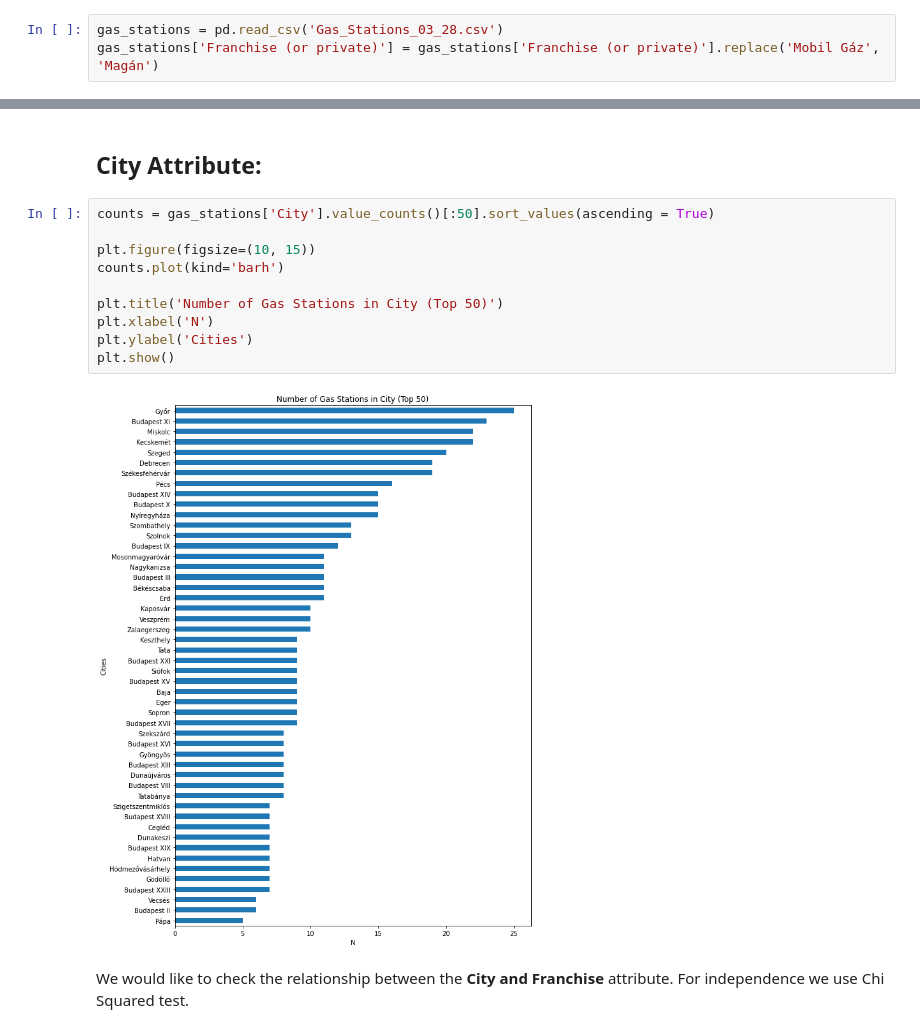
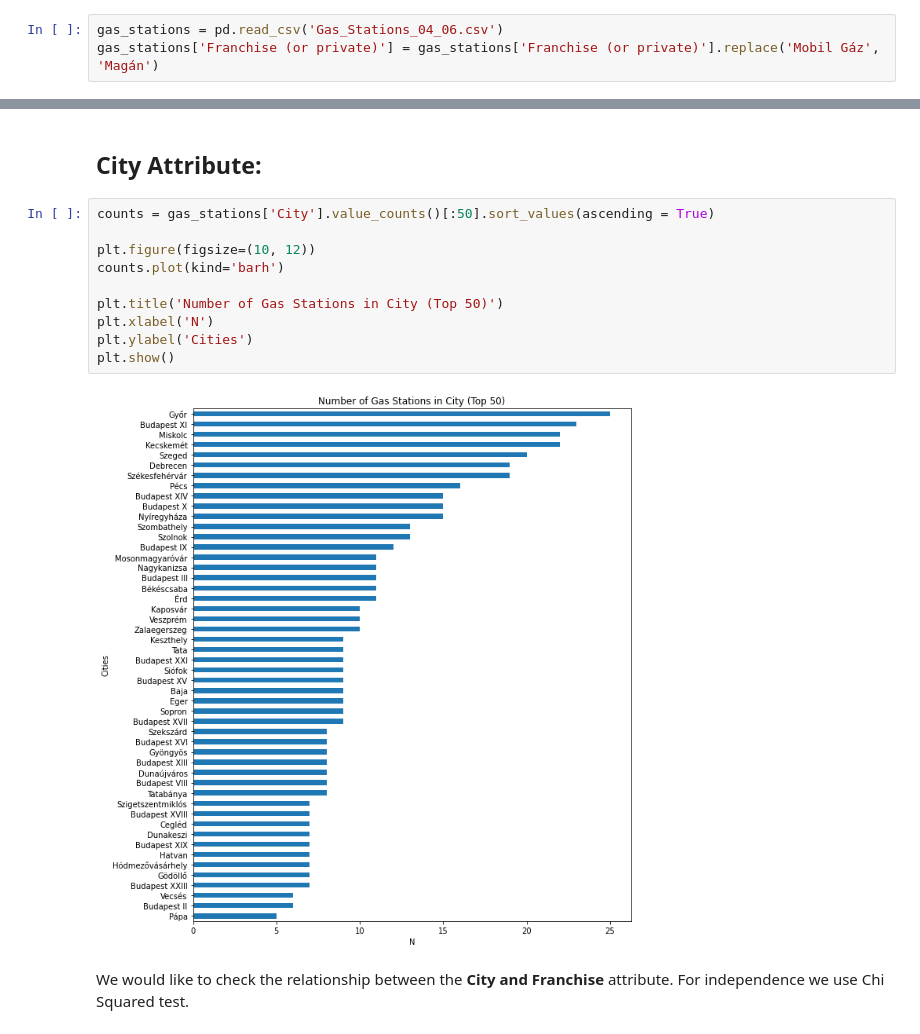
Before and after one commit to csabamedgyes/Hungarian-Gas-Market-Analysis, a Jupyter notebook: [HUN_Fuel3]data_analysis.ipynb, the cells around one changed output, grey strips where cells are left out. Cells and saved outputs as stored; diff of their text form.

```diff
--- a/[HUN_Fuel3]data_analysis.ipynb
+++ b/[HUN_Fuel3]data_analysis.ipynb
@@ -27,7 +27,7 @@ from scipy.stats import chi2_contingency
 
 We will only keep the columns that we need.
 # %%
-gas_stations = pd.read_csv('Gas_Stations_03_28.csv')
+gas_stations = pd.read_csv('Gas_Stations_04_06.csv')
 gas_stations['Franchise (or private)'] = gas_stations['Franchise (or private)'].replace('Mobil Gáz', 'Magán')
 # %%
 gas_stations = gas_stations[['City', 'Post Code','Franchise (or private)', 'Highway','95-ös Benzin E10', 'Gázolaj', 'Lpg',
@@ -44,15 +44,15 @@ gas_stations[radius] = gas_stations[radius].astype('int')
 # %%
 counts = gas_stations['City'].value_counts()[:50].sort_values(ascending = True)
 
-plt.figure(figsize=(10, 15))
+plt.figure(figsize=(10, 12))
 counts.plot(kind='barh')
 
 plt.title('Number of Gas Stations in City (Top 50)')
 plt.xlabel('N')
 plt.ylabel('Cities')
 plt.show()
 # %% [output]
-[figure, old version]
+[figure, new version]
 # %% [markdown]
 We would like to check the relationship between the **City and Franchise** attribute. For independence we use Chi Squared test.
 # %%
```
Also changed, not shown: parts of 18 cells of this notebook.
